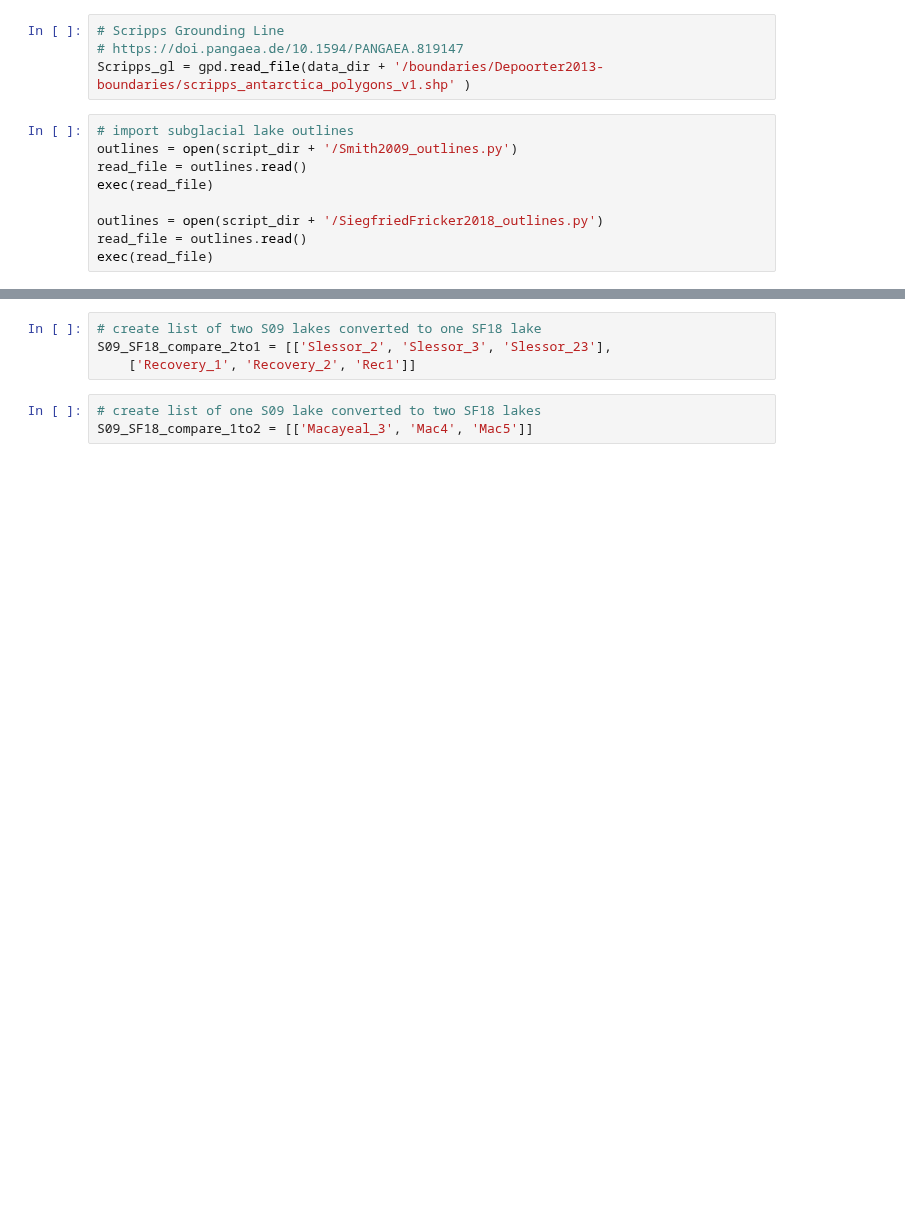
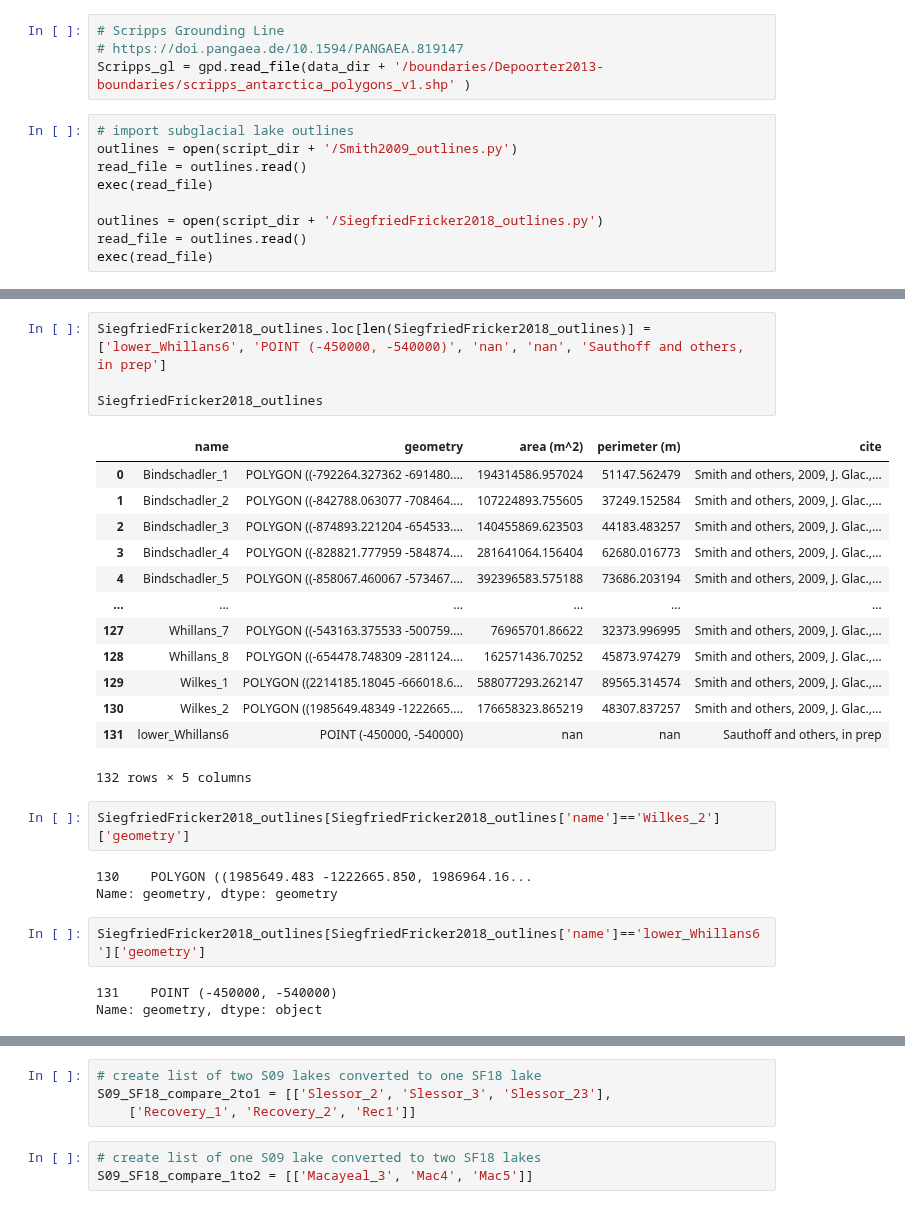
Before and after one commit to wsauthoff/Sauthoff-2025-GRL, a Jupyter notebook: dhdvdt-using-variable-outlines.ipynb, the cells around one changed output, grey strips where cells are left out. Cells and saved outputs as stored; diff of their text form; blank space fills up the shorter version.

```diff
--- a/dhdvdt-using-variable-outlines.ipynb
+++ b/dhdvdt-using-variable-outlines.ipynb
@@ -144,3 +209,31 @@ exec(read_file)
+# %%
+SiegfriedFricker2018_outlines.loc[len(SiegfriedFricker2018_outlines)] = ['lower_Whillans6', 'POINT (-450000, -540000)', 'nan', 'nan', 'Sauthoff and others, in prep']
+
+SiegfriedFricker2018_outlines
+# %% [output]
+|  | name | geometry | area (m^2) | perimeter (m) | cite |
+| 0 | Bindschadler_1 | POLYGON ((-792264.327362 -691480.... | 194314586.957024 | 51147.562479 | Smith and others, 2009, J. Glac.,... |
+| 1 | Bindschadler_2 | POLYGON ((-842788.063077 -708464.... | 107224893.755605 | 37249.152584 | Smith and others, 2009, J. Glac.,... |
+| 2 | Bindschadler_3 | POLYGON ((-874893.221204 -654533.... | 140455869.623503 | 44183.483257 | Smith and others, 2009, J. Glac.,... |
+| 3 | Bindschadler_4 | POLYGON ((-828821.777959 -584874.... | 281641064.156404 | 62680.016773 | Smith and others, 2009, J. Glac.,... |
+| 4 | Bindschadler_5 | POLYGON ((-858067.460067 -573467.... | 392396583.575188 | 73686.203194 | Smith and others, 2009, J. Glac.,... |
+| ... | ... | ... | ... | ... | ... |
+| 127 | Whillans_7 | POLYGON ((-543163.375533 -500759.... | 76965701.86622 | 32373.996995 | Smith and others, 2009, J. Glac.,... |
+| 128 | Whillans_8 | POLYGON ((-654478.748309 -281124.... | 162571436.70252 | 45873.974279 | Smith and others, 2009, J. Glac.,... |
+| 129 | Wilkes_1 | POLYGON ((2214185.18045 -666018.6... | 588077293.262147 | 89565.314574 | Smith and others, 2009, J. Glac.,... |
+| 130 | Wilkes_2 | POLYGON ((1985649.48349 -1222665.... | 176658323.865219 | 48307.837257 | Smith and others, 2009, J. Glac.,... |
+| 131 | lower_Whillans6 | POINT (-450000, -540000) | nan | nan | Sauthoff and others, in prep |
+132 rows × 5 columns
+# %%
+SiegfriedFricker2018_outlines[SiegfriedFricker2018_outlines['name']=='Wilkes_2']['geometry']
+# %% [output]
+130    POLYGON ((1985649.483 -1222665.850, 1986964.16...
+Name: geometry, dtype: geometry
+# %%
+SiegfriedFricker2018_outlines[SiegfriedFricker2018_outlines['name']=='lower_Whillans6']['geometry']
+# %% [output]
+131    POINT (-450000, -540000)
+Name: geometry, dtype: object
 # %%
 # create list of S09 lakes redelineated in SF18
 S09_SF18_compare_1to1 = [['Cook_E2', 'Cook_E2'],
```
Also changed, not shown: parts of 30 cells of this notebook, 1 other file.
